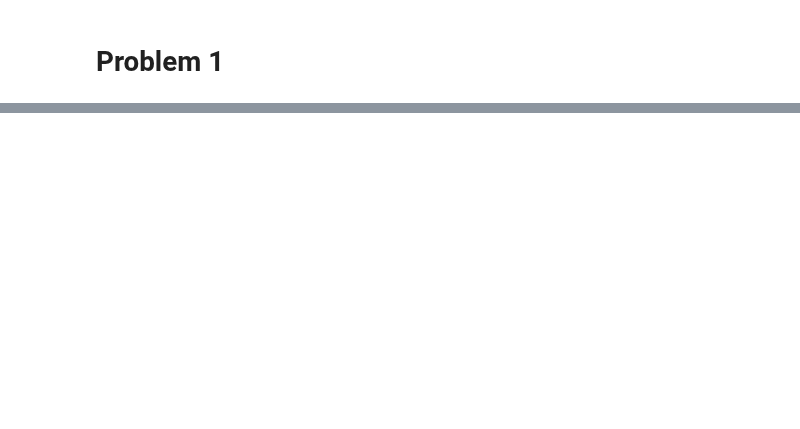
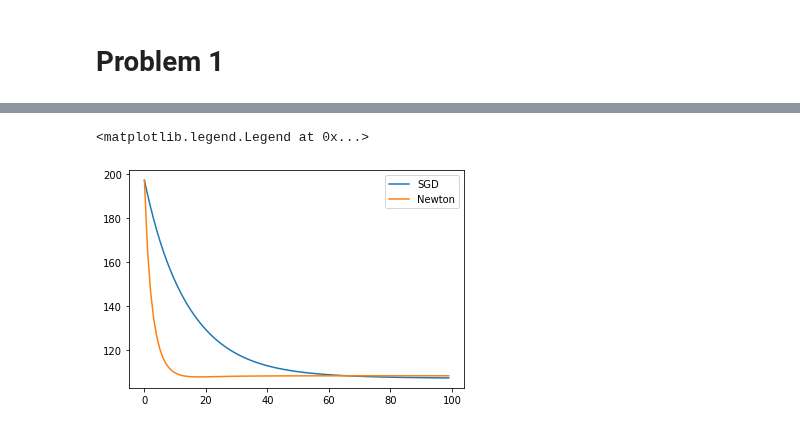
Before and after one commit to singwang-cn/The_first_pattern_recognition, a Jupyter notebook: advanced_ml_mid_assignment.ipynb, the cells around one changed output, grey strips where cells are left out. Cells and saved outputs as stored; diff of their text form; code cells hidden in the pictures; blank space fills up the shorter version.

```diff
--- a/advanced_ml_mid_assignment.ipynb
+++ b/advanced_ml_mid_assignment.ipynb
@@ -59,0 +92,9 @@ plt.plot(loss_hist_newton)
+# %%
+# dataset 5
+n = 200
+x_d5 = 3 * (np.random.rand(n, 4) - 0.5)
+W = np.array([[ 2,  -1, 0.5,],
+              [-3,   2,   1,],
+              [ 1,   2,   3]])
+y_d5 = np.argmax(np.dot(np.hstack([x_d5[:,:2], np.ones((n, 1))]), W.T)
+                        + 0.5 * np.random.randn(n, 3), axis=1)
@@ -59,0 +125,34 @@ plt.plot(loss_hist_newton)
+# %%
+#SGD
+loss_sgd = []
+w_list_sgd = []
+W_sgd = W.copy()
+lamb = 0.5
+lr = 0.002
+for i in range(100):
+  w_list_sgd.append(W_sgd.copy())
+  loss_sgd.append(loss_func_mulc(X, Y, W_sgd, lamb))
+  W_sgd -= lr * gradient_mulc(X, Y, W_sgd, lamb)
+diff_sgd = [np.linalg.norm(w-W_sgd, ord=2) for w in w_list_sgd]
+#Newton
+loss_newton = []
+w_list_newton = []
+W_newton = W.copy()
+lamb = 0.5
+lr = 0.1
+for i in range(100):
+  loss_newton.append(loss_func_mulc(X, Y, W_newton, lamb))
+  w_list_newton.append(W_newton.copy())
+  H = hessian_mulc(X, Y, W_newton, lamb)
+  g = gradient_mulc(X, Y, W_newton, lamb)
+  d = np.array([np.dot(g[i], np.linalg.inv(H[i])) for i in range(W.shape[0])])
+  W_newton += lr * d
+diff_newton = [np.linalg.norm(w-W_newton, ord=2) for w in w_list_newton]
+# %%
+#visualization of loss
+plt.plot(loss_sgd, label="SGD")
+plt.plot(loss_newton, label="Newton")
+plt.legend()
+# %% [output]
+<matplotlib.legend.Legend at 0x...>
+[figure, added]
```
Also changed, not shown: parts of 9 cells of this notebook.
